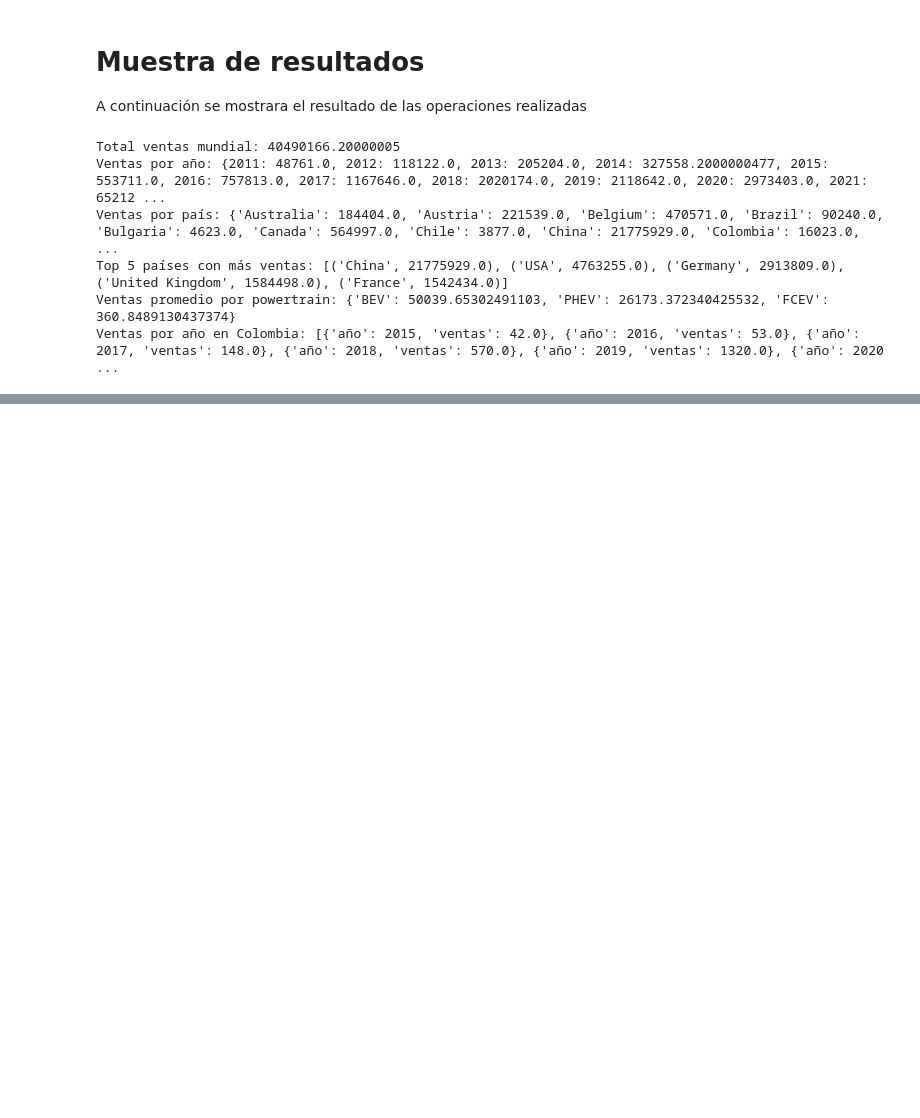
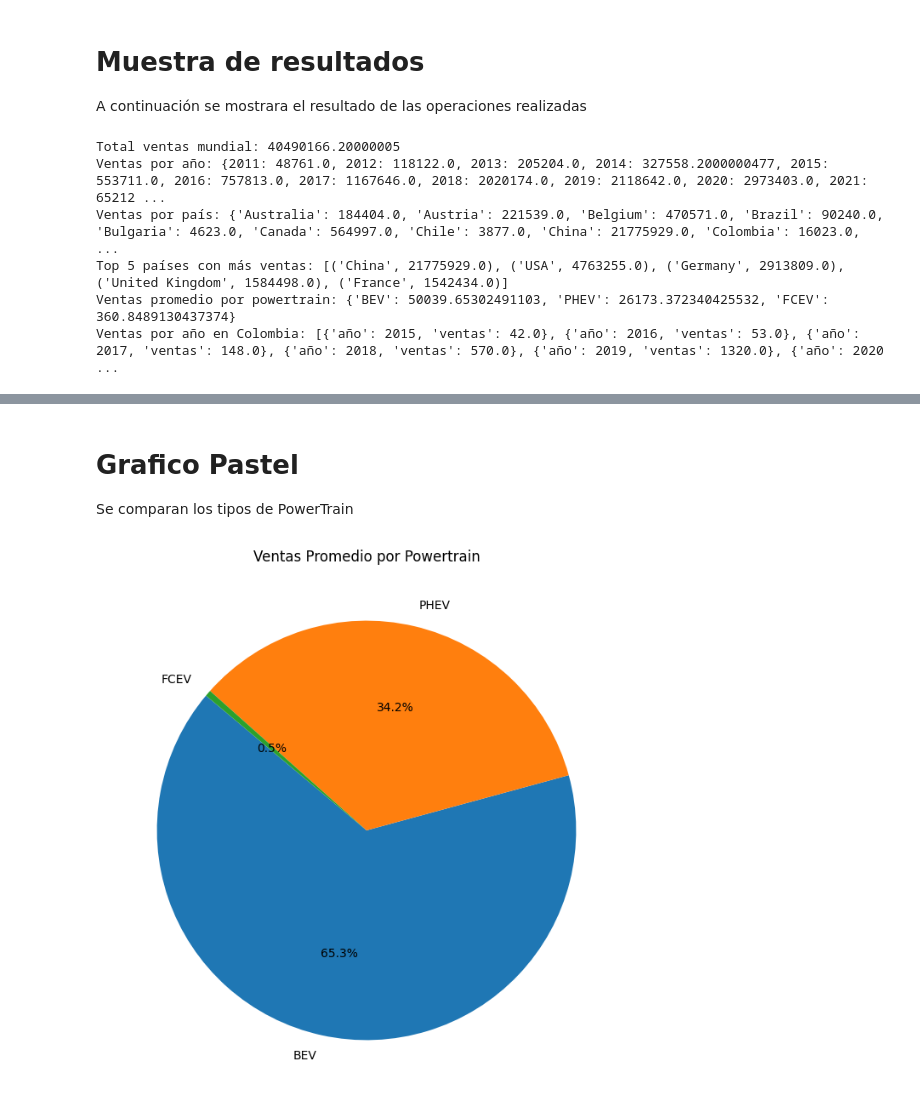
Before and after one commit to alejandrocanadas/Trabajo-Analisis-de-Datos, a Jupyter notebook: Code/DataAnalysis.ipynb, the cells around one changed output, grey strips where cells are left out. Drawn from its saved outputs; the diff is of its cells as text; code cells hidden in the pictures; blank space fills up the shorter version.

```diff
--- a/Code/DataAnalysis.ipynb
+++ b/Code/DataAnalysis.ipynb
@@ -150,0 +183,15 @@ Ventas por año en Colombia: [{'año': 2015, 'ventas': 42.0}, {'año': 2016, 've
+# %% [markdown]
+# Grafico Pastel
+
+Se comparan los tipos de PowerTrain
+# %%
+ventas_powertrain = ventas_promedio_por_powertrain(ventas_filtradas)
+pt = pd.Series(ventas_powertrain)
+
+plt.figure(figsize=(8,8))
+pt.plot(kind='pie', autopct='%1.1f%%', startangle=140)
+plt.title('Ventas Promedio por Powertrain')
+plt.ylabel('')
+plt.show()
+# %% [output]
+[figure, added]
```
Also changed, not shown: parts of 9 cells of this notebook.
